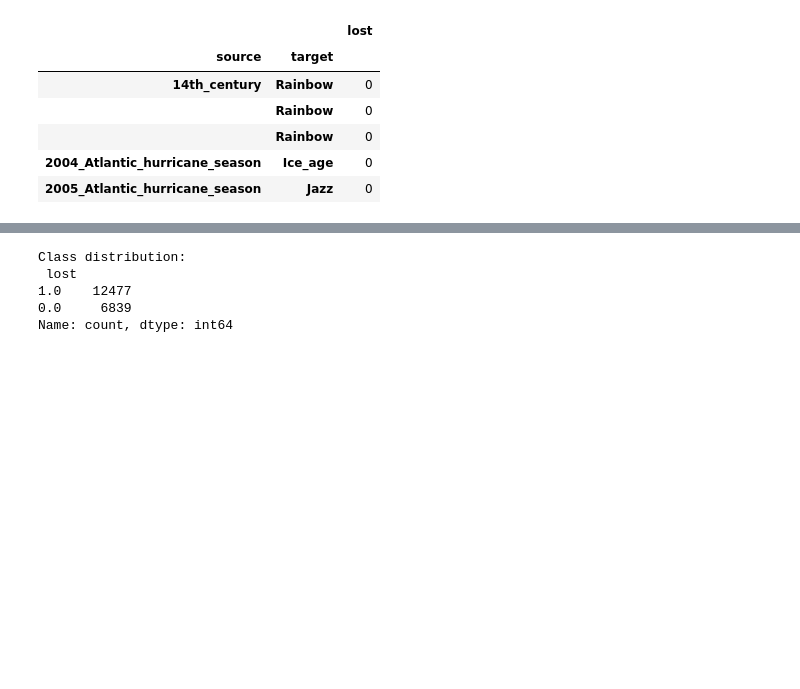
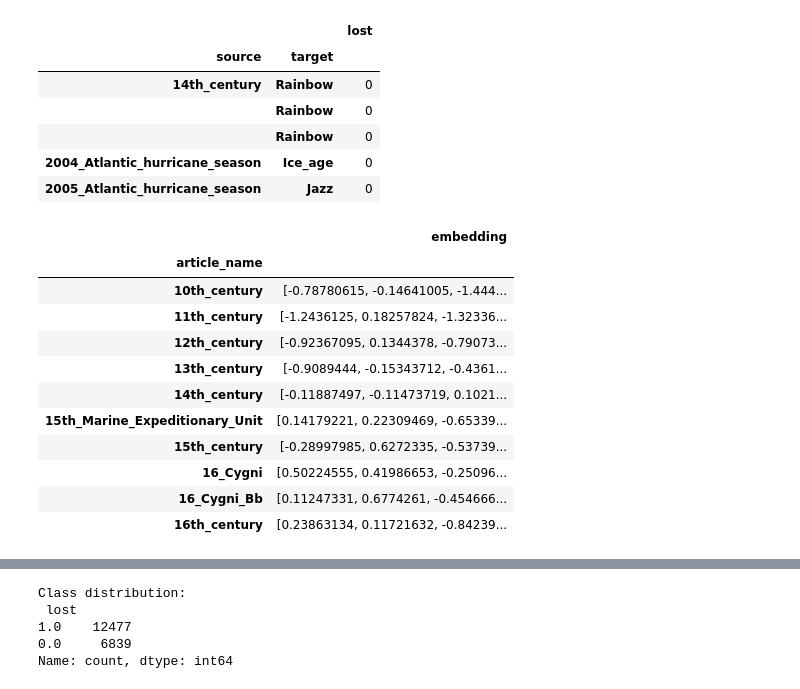
Before and after one commit to epfl-ada/ada-2024-project-outliars, a Jupyter notebook: results.ipynb, the cells around one changed output, grey strips where cells are left out. Drawn from its saved outputs; the diff is of its cells as text; code cells hidden in the pictures; blank space fills up the shorter version.

```diff
--- a/results.ipynb
+++ b/results.ipynb
@@ -2169,6 +2171,30 @@ noob_games.head()
 |  | Rainbow | 0 |
 | 2004_Atlantic_hurricane_season | Ice_age | 0 |
 | 2005_Atlantic_hurricane_season | Jazz | 0 |
+# %%
+embeddings_df = pd.read_csv('data/article_embeddings.csv')
+
+embeddings_df['article_name'] = embeddings_df['article_name'].apply(unquote)
+embeddings_df.index = embeddings_df['article_name']
+embeddings_df.drop(columns=['article_name'], inplace=True)
+embeddings_df.sort_index(inplace=True)
+
+# Turn the embedded value into numpy array
+embeddings_df['embedding'] = embeddings_df['embedding'].apply(lambda x: np.asarray(x.replace('[', '').replace(']', '').split(', '), dtype=np.float32))
+embeddings_df.head(10)
+# %% [output]
+|  | embedding |
+| article_name |  |
+| 10th_century | [-0.78780615, -0.14641005, -1.444... |
+| 11th_century | [-1.2436125, 0.18257824, -1.32336... |
+| 12th_century | [-0.92367095, 0.1344378, -0.79073... |
+| 13th_century | [-0.9089444, -0.15343712, -0.4361... |
+| 14th_century | [-0.11887497, -0.11473719, 0.1021... |
+| 15th_Marine_Expeditionary_Unit | [0.14179221, 0.22309469, -0.65339... |
+| 15th_century | [-0.28997985, 0.6272335, -0.53739... |
+| 16_Cygni | [0.50224555, 0.41986653, -0.25096... |
+| 16_Cygni_Bb | [0.11247331, 0.6774261, -0.454666... |
+| 16th_century | [0.23863134, 0.11721632, -0.84239... |
 # %%
 useful_pair_data = pair_data[
     [
```
Also changed, not shown: parts of 11 cells of this notebook.
